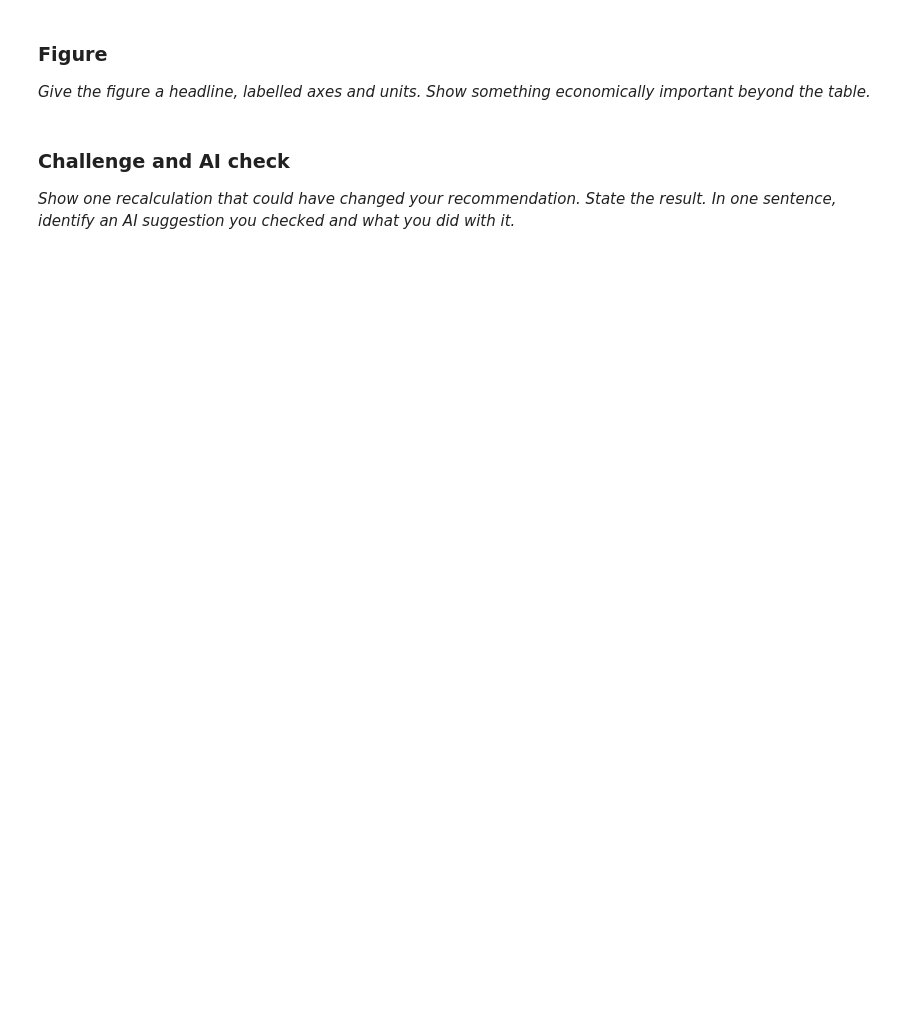
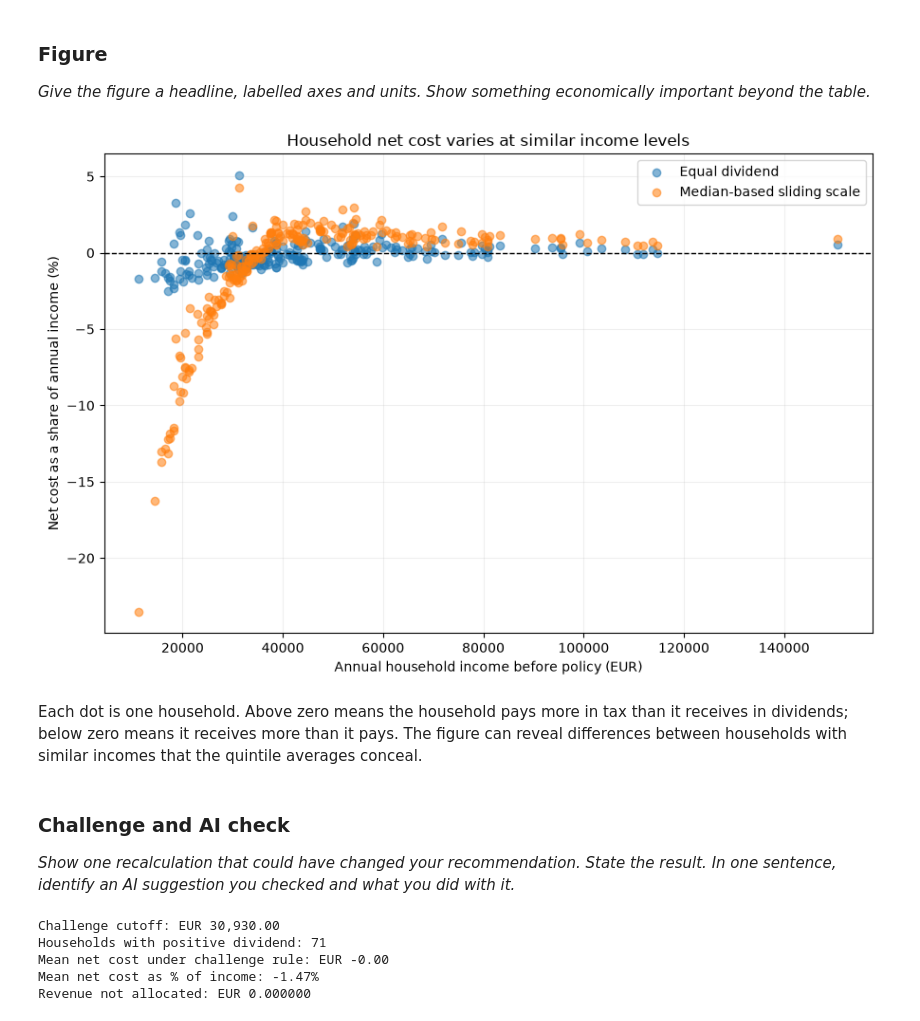
Before and after one commit to swapnil1987/2026-research-methods, a Jupyter notebook: assignments/final-practical/final_practical.ipynb, the cells around one changed output. Cells and saved outputs as stored; diff of their text form; code cells hidden in the pictures; blank space fills up the shorter version.

```diff
--- a/assignments/final-practical/final_practical.ipynb
+++ b/assignments/final-practical/final_practical.ipynb
@@ -31,4 +44,13 @@ def distribute(weights):
     assert np.isfinite(weights).all() and (weights >= 0).all() and weights.sum() > 0
     return revenue * weights / weights.sum()
 
-# Build h["proposal"] from your rule. Then calculate its net cost for each household.
+# A sliding scale that tapers dividend weights to zero at median income.
+support_cutoff = h["income_eur"].median()
+h["dividend_weight"] = (1 - h["income_eur"] / support_cutoff).clip(lower=0)
+h["eligible"] = h["dividend_weight"] > 0
+print(f"Support cutoff: EUR {support_cutoff:,.2f} | Households with positive weight: {h['eligible'].sum()}")
+
+# All revenue is allocated in proportion to each household's income-based weight.
+h["proposal"] = distribute(h["dividend_weight"])
+h["net_proposal"] = h["tax"] - h["proposal"]
+print(h.head(5).to_string())
@@ -46,9 +119,55 @@ def distribute(weights):
 ### Figure
 *Give the figure a headline, labelled axes and units. Show something economically important beyond the table.*
 # %%
-# Your figure (matplotlib, plotnine or pandas plotting)
+plt.figure(figsize=(9, 6))
+
+plt.scatter(
+    h["income_eur"],
+    h["net_equal_pct_income"],
+    alpha=0.55,
+    label="Equal dividend",
+)
+
+plt.scatter(
+    h["income_eur"],
+    h["net_proposal_pct_income"],
+    alpha=0.55,
+    label="Median-based sliding scale",
+)
+
+plt.axhline(0, color="black", linewidth=1, linestyle="--")
+
+plt.title("Household net cost varies at similar income levels")
+plt.xlabel("Annual household income before policy (EUR)")
+plt.ylabel("Net cost as a share of annual income (%)")
+plt.legend()
+plt.grid(alpha=0.2)
+plt.tight_layout()
+plt.show()
+# %% [output]
+[figure, added]
+# %% [markdown]
+Each dot is one household. Above zero means the household pays more in tax than it receives in dividends; below zero means it receives more than it pays. The figure can reveal differences between households with similar incomes that the quintile averages conceal.
 # %% [markdown]
 ### Challenge and AI check
 *Show one recalculation that could have changed your recommendation. State the result. In one sentence, identify an AI suggestion you checked and what you did with it.*
 # %%
-# Recalculate here if the challenge is not already visible above.
+# Challenge: what if support tapered to zero at 80% of median income?
+challenge_cutoff = 0.80 * h["income_eur"].median()
+
+challenge_weights = (1 - h["income_eur"] / challenge_cutoff).clip(lower=0)
+challenge_dividend = revenue * challenge_weights / challenge_weights.sum()
+challenge_net_cost = h["tax"] - challenge_dividend
+
+print(f"Challenge cutoff: EUR {challenge_cutoff:,.2f}")
+print(f"Households with positive dividend: {(challenge_weights > 0).sum()}")
+print(f"Mean net cost under challenge rule: EUR {challenge_net_cost.mean():,.2f}")
+print(f"Mean net cost as % of income: "
+      f"{(100 * challenge_net_cost / h['income_eur']).mean():.2f}%")
+print(f"Revenue not allocated: EUR {revenue - challenge_dividend.sum():.6f}")
+# %% [output]
+Challenge cutoff: EUR 30,930.00
+Households with positive dividend: 71
+Mean net cost under challenge rule: EUR -0.00
+Mean net cost as % of income: -1.47%
+Revenue not allocated: EUR 0.000000
```
Also changed, not shown: parts of 8 cells of this notebook.
